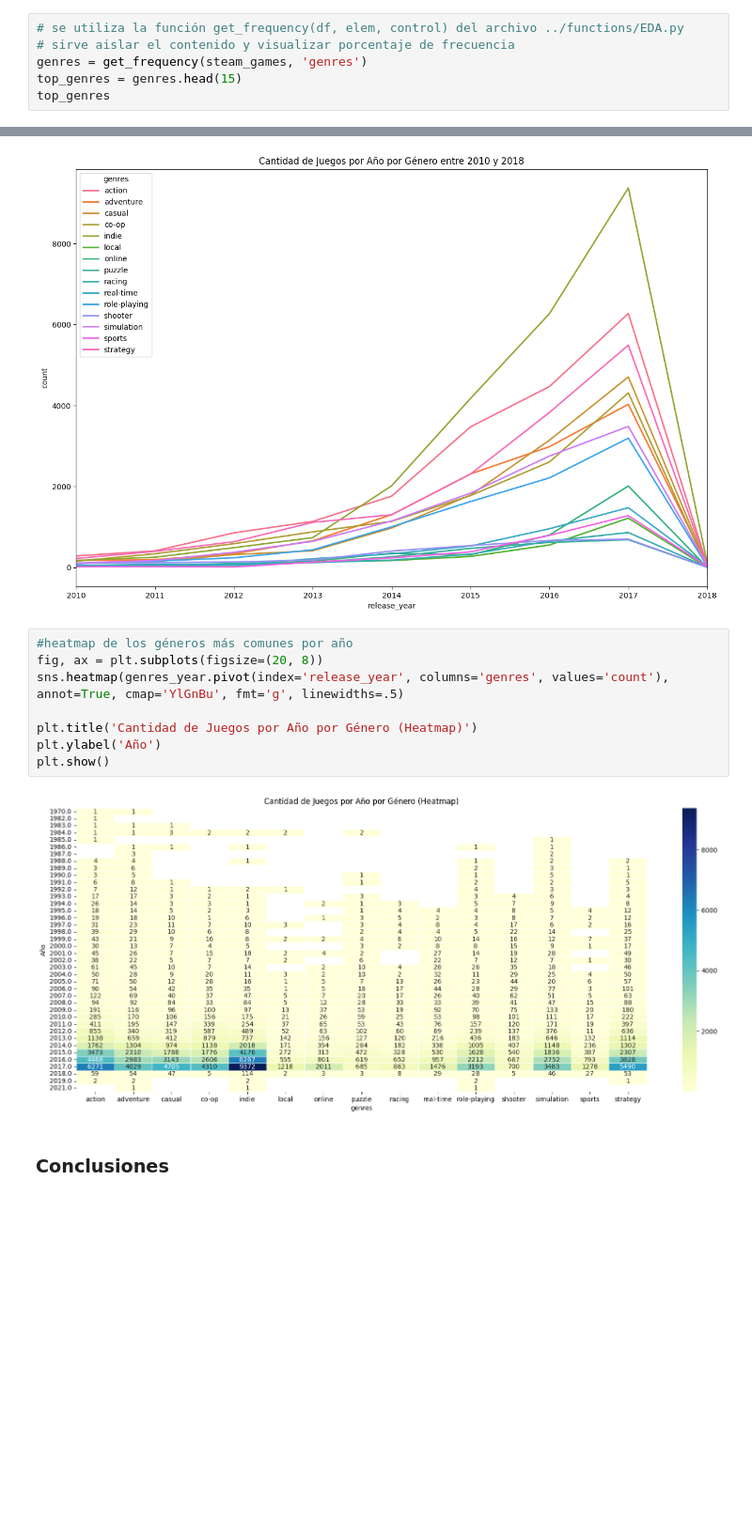
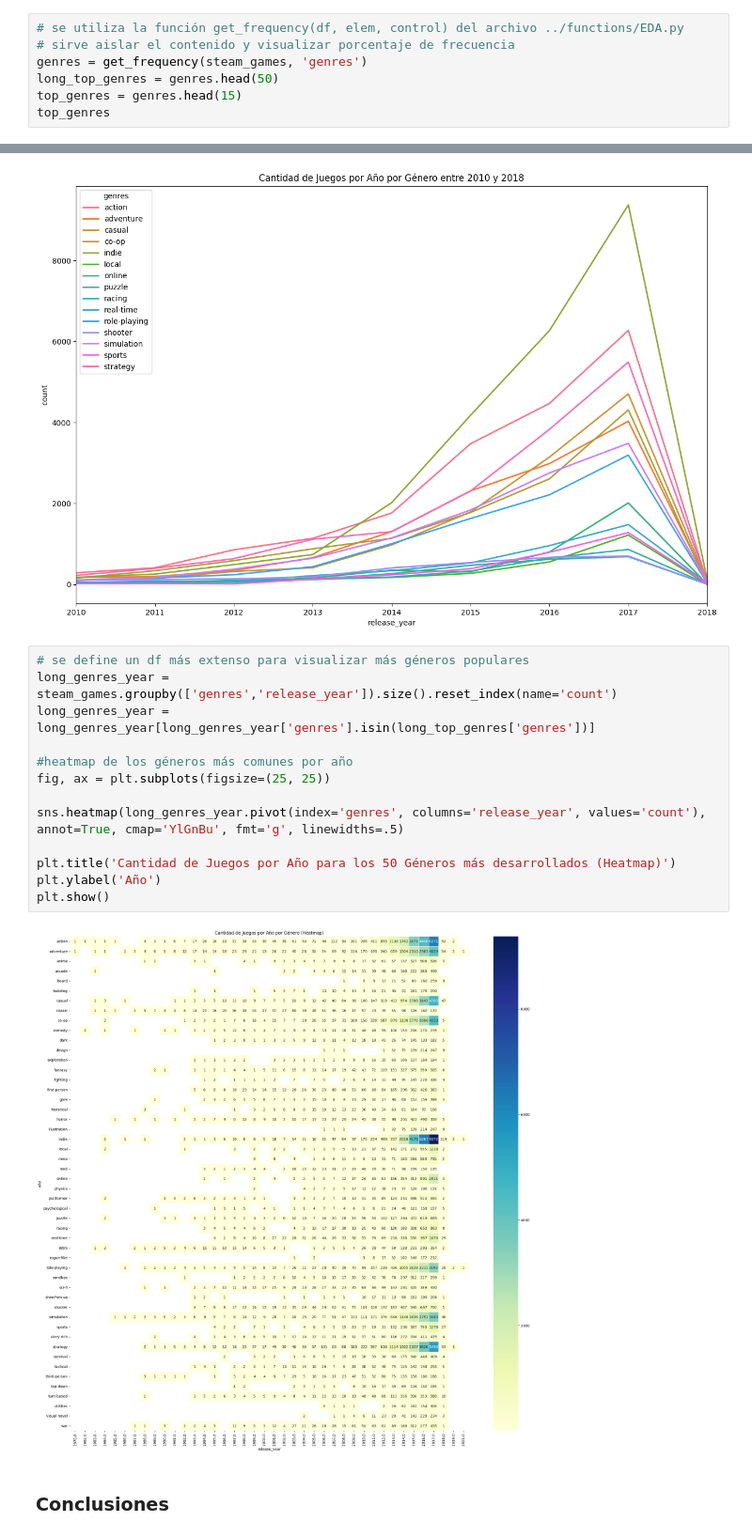
Before and after one commit to DataSciGina/VideoGameRecommender, a Jupyter notebook: EDA/EDA_steam_games.ipynb, the cells around one changed output, grey strips where cells are left out. Shown at 94% size. Cells and saved outputs as stored; diff of their text form; blank space fills up the shorter version.

Commit message:
EDA
- EDA steam_games
- EDA user_reviews

```diff
--- a/EDA/EDA_steam_games.ipynb
+++ b/EDA/EDA_steam_games.ipynb
@@ -130,6 +131,7 @@ Porcentaje de valores nulos en la columna genres: 1.43%
 # se utiliza la función get_frequency(df, elem, control) del archivo ../functions/EDA.py
 # sirve aislar el contenido y visualizar porcentaje de frecuencia
 genres = get_frequency(steam_games, 'genres')
+long_top_genres = genres.head(50)
 top_genres = genres.head(15)
 top_genres
 # %% [output]
@@ -554,15 +543,20 @@ plt.show()
 # %% [output]
 [figure]
 # %%
+# se define un df más extenso para visualizar más géneros populares
+long_genres_year = steam_games.groupby(['genres','release_year']).size().reset_index(name='count')
+long_genres_year = long_genres_year[long_genres_year['genres'].isin(long_top_genres['genres'])]
+
 #heatmap de los géneros más comunes por año
-fig, ax = plt.subplots(figsize=(20, 8))
-sns.heatmap(genres_year.pivot(index='release_year', columns='genres', values='count'), annot=True, cmap='YlGnBu', fmt='g', linewidths=.5)
+fig, ax = plt.subplots(figsize=(25, 25))
 
-plt.title('Cantidad de Juegos por Año por Género (Heatmap)')
+sns.heatmap(long_genres_year.pivot(index='genres', columns='release_year', values='count'), annot=True, cmap='YlGnBu', fmt='g', linewidths=.5)
+
+plt.title('Cantidad de Juegos por Año para los 50 Géneros más desarrollados (Heatmap)')
 plt.ylabel('Año')
 plt.show()
 # %% [output]
-[figure, old version]
+[figure, new version]
 # %% [markdown]
 ### Conclusiones
 # %% [markdown]
```
Also changed, not shown: parts of 6 cells of this notebook, 1 other file.
